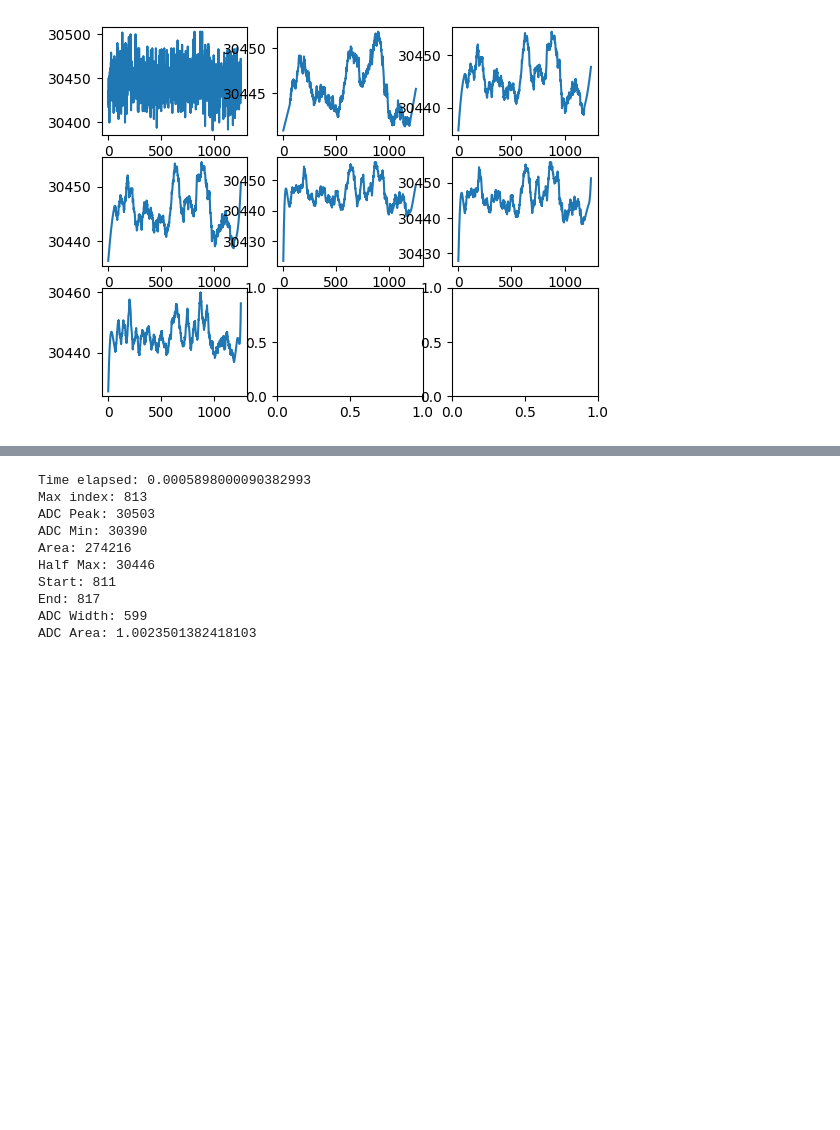
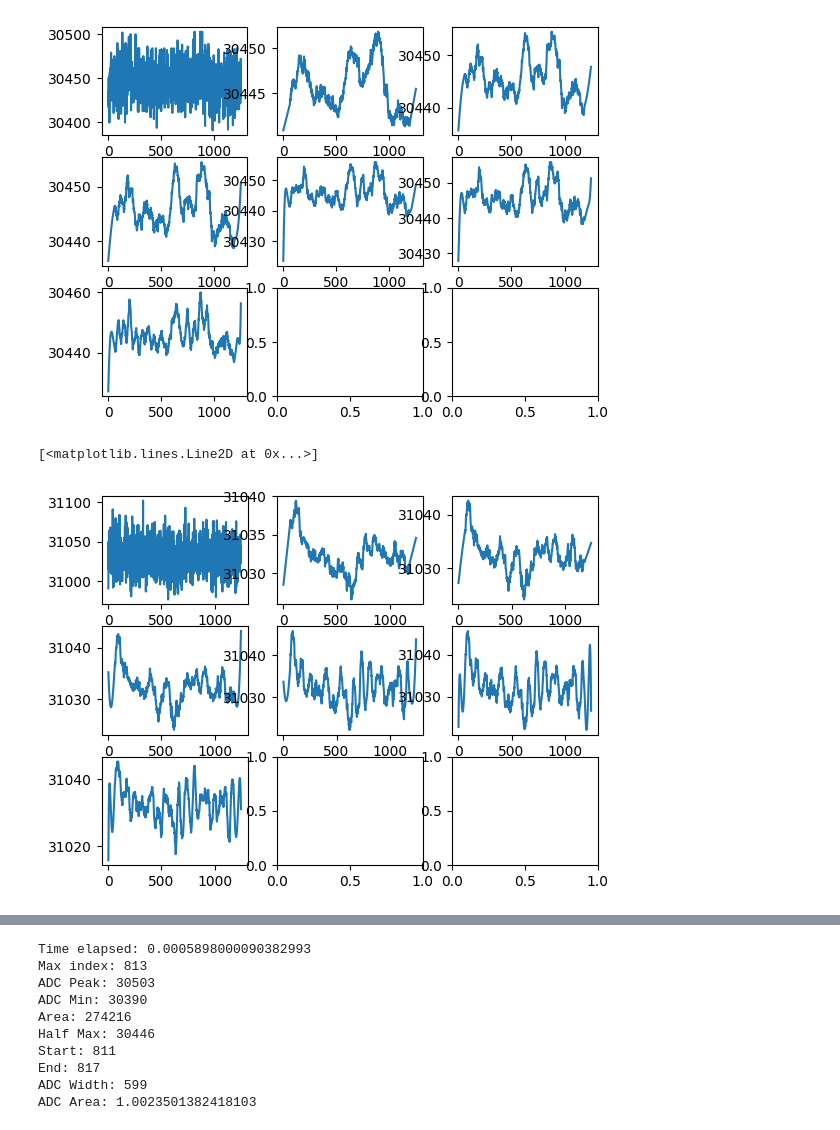
Before and after one commit to michael-miftek/testing, a Jupyter notebook: processingtesting.ipynb, the cells around one changed output, grey strips where cells are left out. Saved outputs shown, nothing was run; the diff lists cells and outputs as text; code cells hidden in the pictures; blank space fills up the shorter version.

```diff
--- a/processingtesting.ipynb
+++ b/processingtesting.ipynb
@@ -658,3 +658,36 @@ axs[2,0].plot(new7)
 # %% [output]
 [<matplotlib.lines.Line2D at 0x...>]
 [figure]
+# %%
+import torch
+from scipy.signal import savgol_filter
+
+new27 = torch.from_numpy(savgol_filter(arr2, window_length=int(arr2.__len__()/10), polyorder=6))
+new26 = torch.from_numpy(savgol_filter(arr2, window_length=int(arr2.__len__()/10), polyorder=5))
+new25 = torch.from_numpy(savgol_filter(arr2, window_length=int(arr2.__len__()/10), polyorder=4))
+new24 = torch.from_numpy(savgol_filter(arr2, window_length=int(arr2.__len__()/10), polyorder=3))
+new23 = torch.from_numpy(savgol_filter(arr2, window_length=int(arr2.__len__()/10), polyorder=2))
+new22 = torch.from_numpy(savgol_filter(arr2, window_length=int(arr2.__len__()/10), polyorder=1))
+new21 = torch.from_numpy(arr2)
+
+new37 = torch.from_numpy(savgol_filter(arr3, window_length=int(arr3.__len__()/10), polyorder=6))
+new36 = torch.from_numpy(savgol_filter(arr3, window_length=int(arr3.__len__()/10), polyorder=5))
+new35 = torch.from_numpy(savgol_filter(arr3, window_length=int(arr3.__len__()/10), polyorder=4))
+new34 = torch.from_numpy(savgol_filter(arr3, window_length=int(arr3.__len__()/10), polyorder=3))
+new33 = torch.from_numpy(savgol_filter(arr3, window_length=int(arr3.__len__()/10), polyorder=2))
+new32 = torch.from_numpy(savgol_filter(arr3, window_length=int(arr3.__len__()/10), polyorder=1))
+new31 = torch.from_numpy(arr3)
+# %%
+import matplotlib.pyplot as plt
+
+fig, axs = plt.subplots(3,3)
+axs[0,0].plot(new21)
+axs[0,1].plot(new22)
+axs[0,2].plot(new23)
+axs[1,0].plot(new24)
+axs[1,1].plot(new25)
+axs[1,2].plot(new26)
+axs[2,0].plot(new27)
+# %% [output]
+[<matplotlib.lines.Line2D at 0x...>]
+[figure, added]
```
Also changed, not shown: parts of 6 cells of this notebook, 2 other files.
